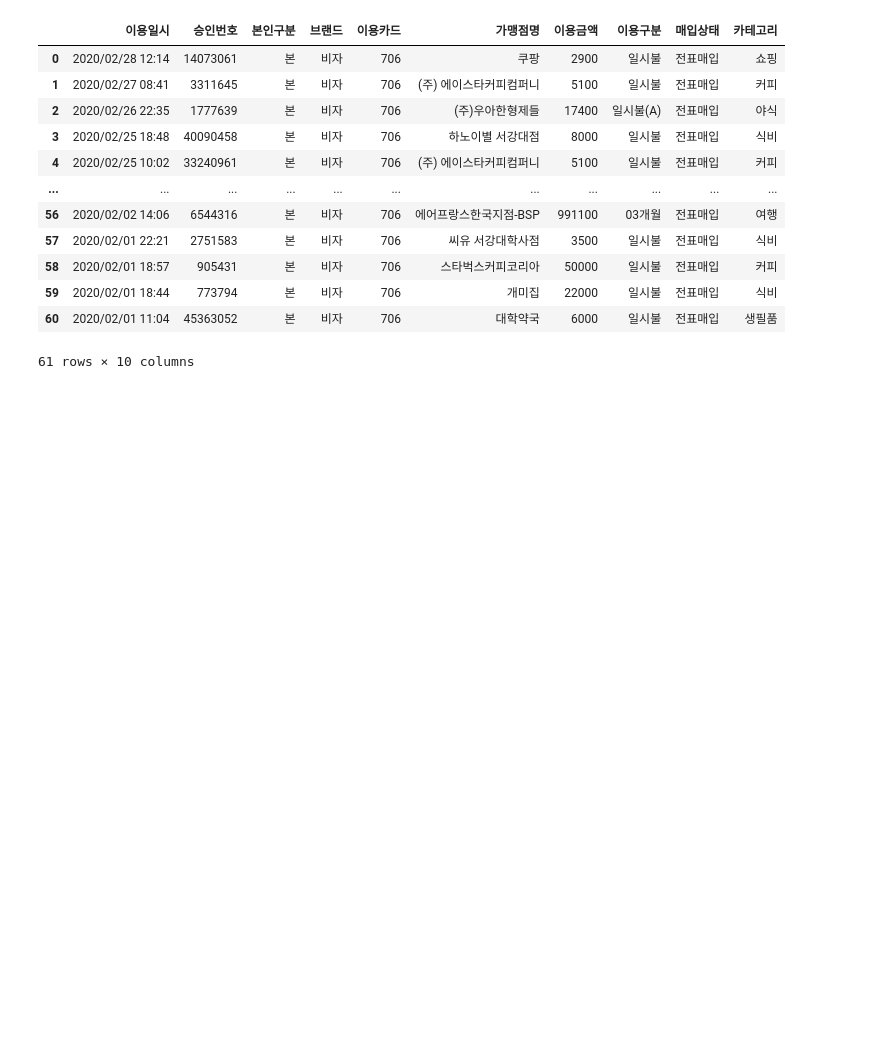
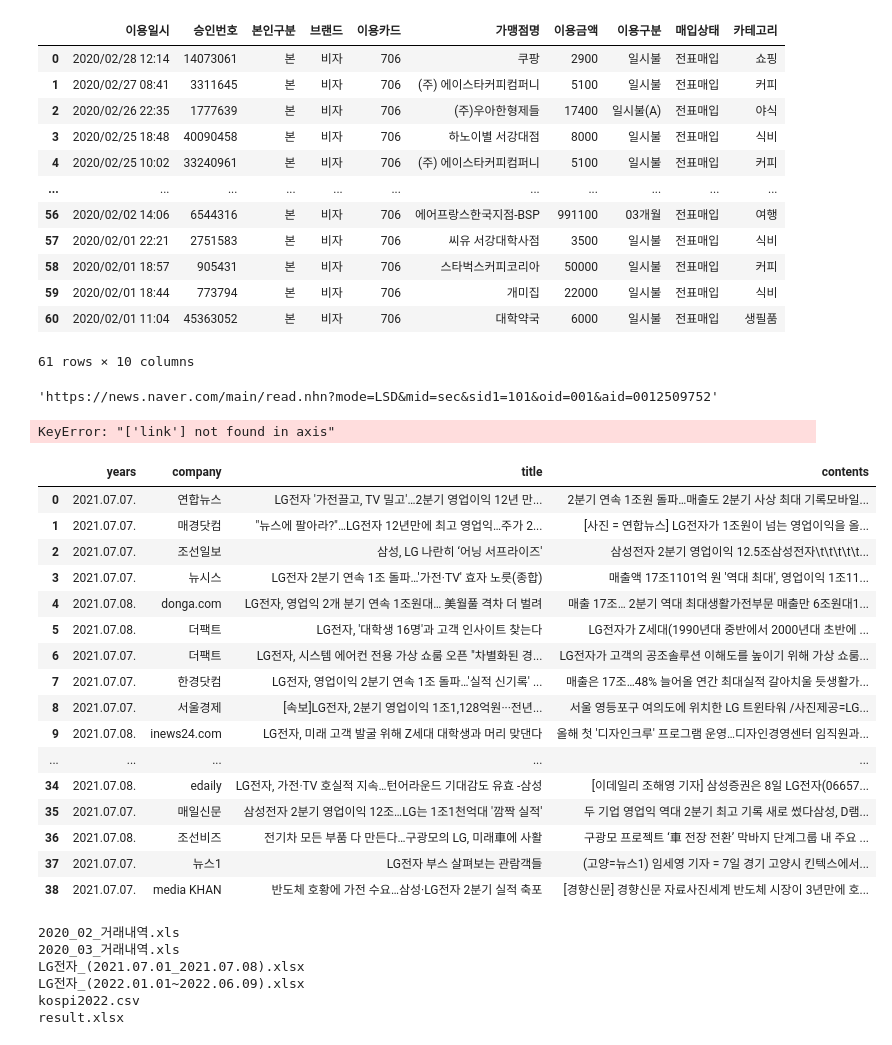
Before and after one commit to sainthm/MGS_AI_DS, a Jupyter notebook: YDK/pandas_data/1. Pandas 기초(실습).ipynb, the cells around one changed output. Cells and saved outputs as stored; diff of their text form; code cells hidden in the pictures; blank space fills up the shorter version.

Commit message:
Edit 1. Pandas 기초(실습) file - to_excel example

```diff
--- a/YDK/pandas_data/1. Pandas 기초(실습).ipynb
+++ b/YDK/pandas_data/1. Pandas 기초(실습).ipynb
@@ -283,3 +283,42 @@ data
 | 59 | 2020/02/01 18:44 | 773794 | 본 | 비자 | 706 | 개미집 | 22000 | 일시불 | 전표매입 | 식비 |
 | 60 | 2020/02/01 11:04 | 45363052 | 본 | 비자 | 706 | 대학약국 | 6000 | 일시불 | 전표매입 | 생필품 |
 61 rows × 10 columns
+# %%
+data['link'][0]
+# %% [output]
+'https://news.naver.com/main/read.nhn?mode=LSD&mid=sec&sid1=101&oid=001&aid=0012509752'
+# %%
+data.drop(columns='link', inplace=True)
+# %% [output]
+KeyError: "['link'] not found in axis"
+# %%
+data
+# %% [output]
+|  | years | company | title | contents |
+| 0 | 2021.07.07. | 연합뉴스 | LG전자 '가전끌고, TV 밀고'…2분기 영업이익 12년 만... | 2분기 연속 1조원 돌파…매출도 2분기 사상 최대 기록모바일... |
+| 1 | 2021.07.07. | 매경닷컴 | "뉴스에 팔아라?"…LG전자 12년만에 최고 영업익…주가 2... | [사진 = 연합뉴스] LG전자가 1조원이 넘는 영업이익을 올... |
+| 2 | 2021.07.07. | 조선일보 | 삼성, LG 나란히 ‘어닝 서프라이즈' | 삼성전자 2분기 영업이익 12.5조삼성전자\t\t\t\t\t... |
+| 3 | 2021.07.07. | 뉴시스 | LG전자 2분기 연속 1조 돌파…'가전·TV' 효자 노릇(종합) | 매출액 17조1101억 원 '역대 최대', 영업이익 1조11... |
+| 4 | 2021.07.08. | donga.com | LG전자, 영업익 2개 분기 연속 1조원대… 美월풀 격차 더 벌려 | 매출 17조… 2분기 역대 최대생활가전부문 매출만 6조원대1... |
+| 5 | 2021.07.08. | 더팩트 | LG전자, '대학생 16명'과 고객 인사이트 찾는다 | LG전자가 Z세대(1990년대 중반에서 2000년대 초반에 ... |
+| 6 | 2021.07.07. | 더팩트 | LG전자, 시스템 에어컨 전용 가상 쇼룸 오픈 "차별화된 경... | LG전자가 고객의 공조솔루션 이해도를 높이기 위해 가상 쇼룸... |
+| 7 | 2021.07.07. | 한경닷컴 | LG전자, 영업이익 2분기 연속 1조 돌파…'실적 신기록' ... | 매출은 17조…48% 늘어올 연간 최대실적 갈아치울 듯생활가... |
+| 8 | 2021.07.07. | 서울경제 | [속보]LG전자, 2분기 영업이익 1조1,128억원···전년... | 서울 영등포구 여의도에 위치한 LG 트윈타워 /사진제공=LG... |
+| 9 | 2021.07.08. | inews24.com | LG전자, 미래 고객 발굴 위해 Z세대 대학생과 머리 맞댄다 | 올해 첫 '디자인크루' 프로그램 운영…디자인경영센터 임직원과... |
+| ... | ... | ... | ... | ... |
+| 34 | 2021.07.08. | edaily | LG전자, 가전·TV 호실적 지속…턴어라운드 기대감도 유효 -삼성 | [이데일리 조해영 기자] 삼성증권은 8일 LG전자(06657... |
+| 35 | 2021.07.07. | 매일신문 | 삼성전자 2분기 영업이익 12조…LG는 1조1천억대 '깜짝 실적' | 두 기업 영업익 역대 2분기 최고 기록 새로 썼다삼성, D램... |
+| 36 | 2021.07.08. | 조선비즈 | 전기차 모든 부품 다 만든다…구광모의 LG, 미래車에 사활 | 구광모 프로젝트 ‘車 전장 전환’ 막바지 단계그룹 내 주요 ... |
+| 37 | 2021.07.07. | 뉴스1 | LG전자 부스 살펴보는 관람객들 | (고양=뉴스1) 임세영 기자 = 7일 경기 고양시 킨텍스에서... |
+| 38 | 2021.07.07. | media KHAN | 반도체 호황에 가전 수요…삼성·LG전자 2분기 실적 축포 | [경향신문] 경향신문 자료사진세계 반도체 시장이 3년만에 호... |
+# %%
+data.to_excel('data/result.xlsx')
+
+!ls ./data
+# %% [output]
+2020_02_거래내역.xls
+2020_03_거래내역.xls
+LG전자_(2021.07.01_2021.07.08).xlsx
+LG전자_(2022.01.01~2022.06.09).xlsx
+kospi2022.csv
+result.xlsx
```
Also changed, not shown: parts of 1 cell of this notebook.
